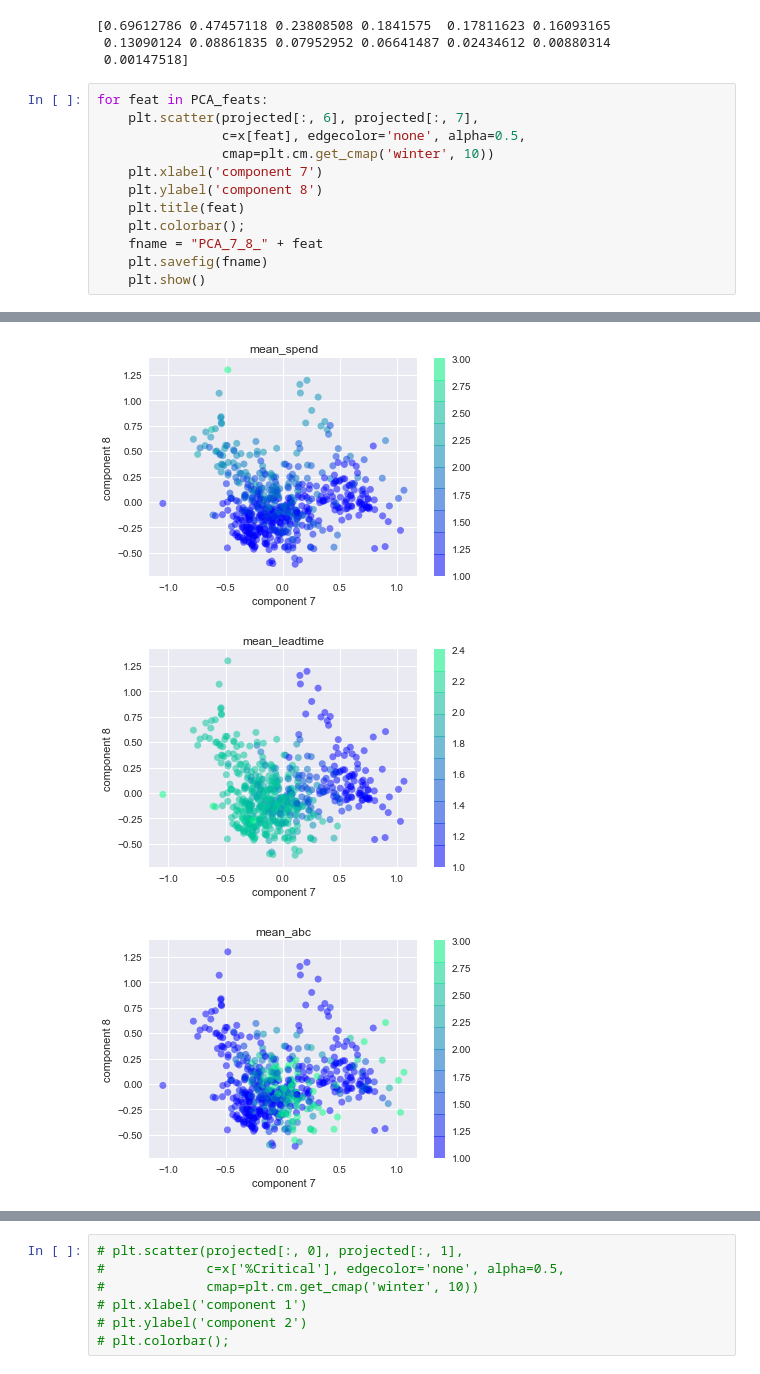
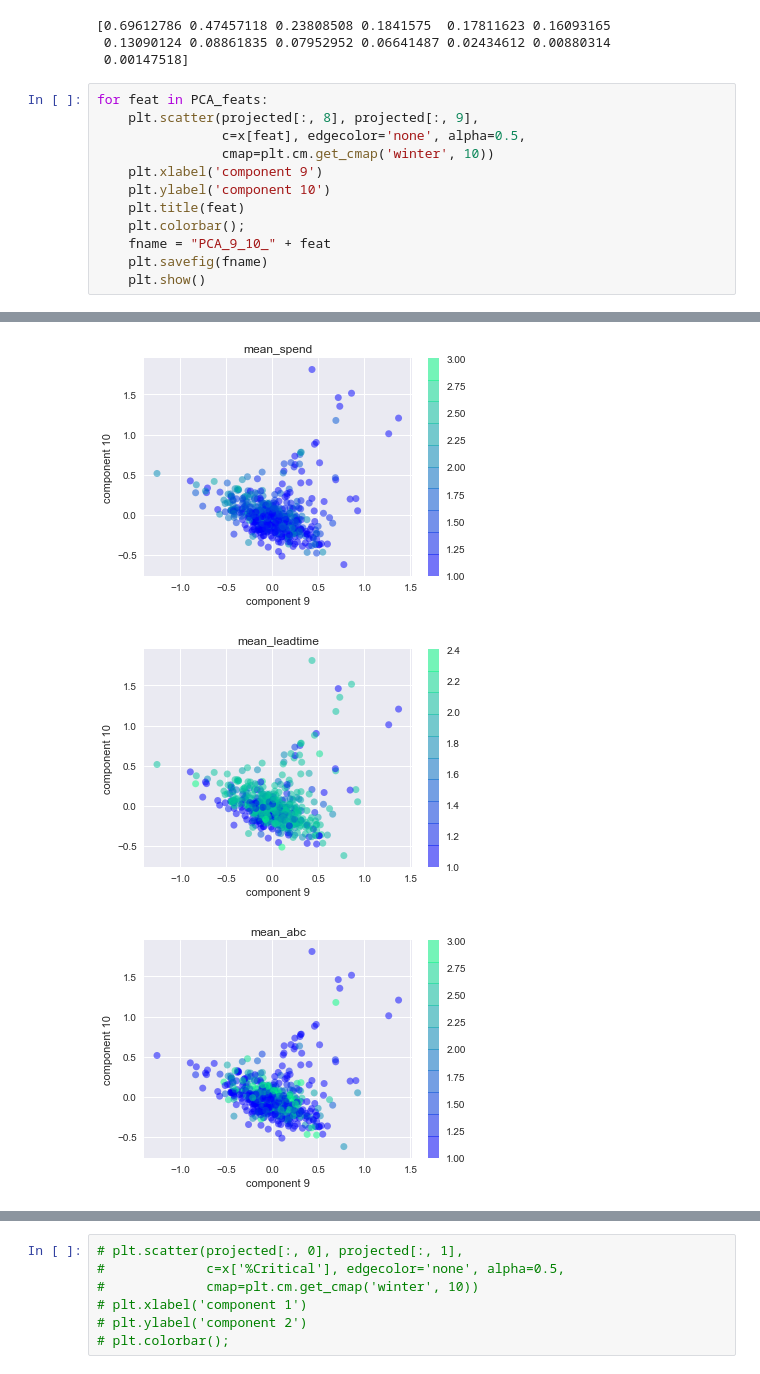
Before and after one commit to gnaven/Harris_Risk_Analysis, a Jupyter notebook: Harris Data/new_data/PLOT_PCA.ipynb, the cells around one changed output, grey strips where cells are left out. Cells and saved outputs as stored; diff of their text form.

```diff
--- a/Harris Data/new_data/PLOT_PCA.ipynb
+++ b/Harris Data/new_data/PLOT_PCA.ipynb
@@ -128,14 +128,14 @@ print(pca.explained_variance_)
  0.00147518]
 # %%
 for feat in PCA_feats:
-    plt.scatter(projected[:, 6], projected[:, 7],
+    plt.scatter(projected[:, 8], projected[:, 9],
                 c=x[feat], edgecolor='none', alpha=0.5,
                 cmap=plt.cm.get_cmap('winter', 10))
-    plt.xlabel('component 7')
-    plt.ylabel('component 8')
+    plt.xlabel('component 9')
+    plt.ylabel('component 10')
     plt.title(feat)
     plt.colorbar();
-    fname = "PCA_7_8_" + feat
+    fname = "PCA_9_10_" + feat
     plt.savefig(fname)
     plt.show()
 # %% [output]
@@ -146,3 +146,3 @@ for feat in PCA_feats:
-[figure, old version]
+[figure, new version]
-[figure, old version]
+[figure, new version]
-[figure, old version]
+[figure, new version]
```
Also changed, not shown: parts of 1 cell of this notebook.
